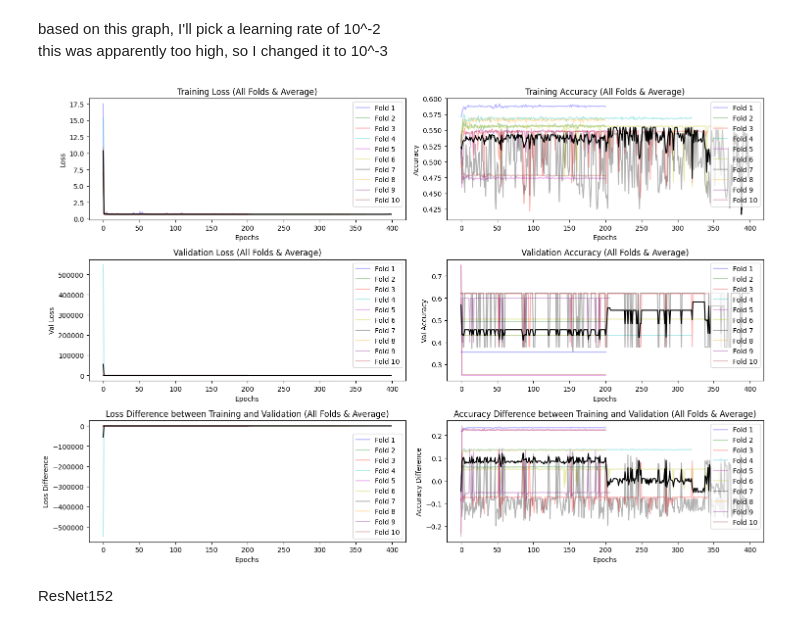
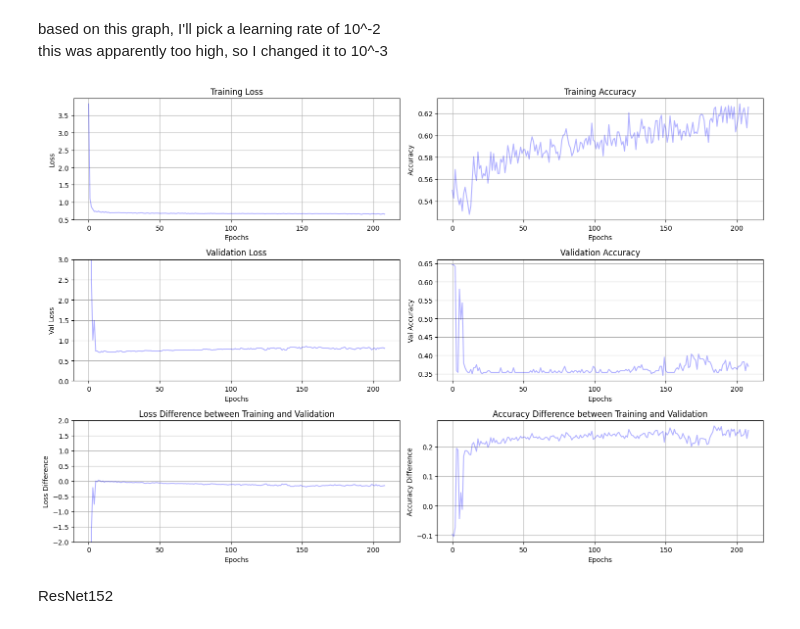
Before and after one commit to LennartPhil/Brain_Mets_Classification, a Jupyter notebook: notebooks/AI/ai_analysis.ipynb, the cells around one changed output. Drawn from its saved outputs; the diff is of its cells as text; code cells hidden in the pictures.

Commit message:
improves the graph helper functions and adds some graphs

```diff
--- a/notebooks/AI/ai_analysis.ipynb
+++ b/notebooks/AI/ai_analysis.ipynb
@@ -218,10 +315,10 @@ plot_lr_history(path_to_resnet34_lr_history)
 based on this graph, I'll pick a learning rate of 10^-2\
 this was apparently too high, so I changed it to 10^-3
 # %%
-path_to_resnet34_train_history = "/Users/LennartPhilipp/Desktop/Uni/Prowiss/training_histories/cutout/ResNet34/resnet34_01_2_cls_cutout_gray_kfold_run_2024_10_21_03_01_55/history_resnet34_01_2_cls_cutout_gray_kfold_fold_"
+path_to_resnet34_train_history = "/Users/LennartPhilipp/Desktop/Uni/Prowiss/training_histories/cutout/ResNet34/resnet34_02_2_cls_cutout_gray_normal_run_2024_10_22_15_37_13/history_resnet34_02_2_cls_cutout_gray_normal.npy"
 
-plot_fold_histories(path_to_resnet34_train_history)
+plot_single_history(path_to_resnet34_train_history, adjust_scales=True)
 # %% [output]
-[figure, old version]
+[figure, new version]
 # %% [markdown]
 ResNet152
```
Also changed, not shown: parts of 20 cells of this notebook.
